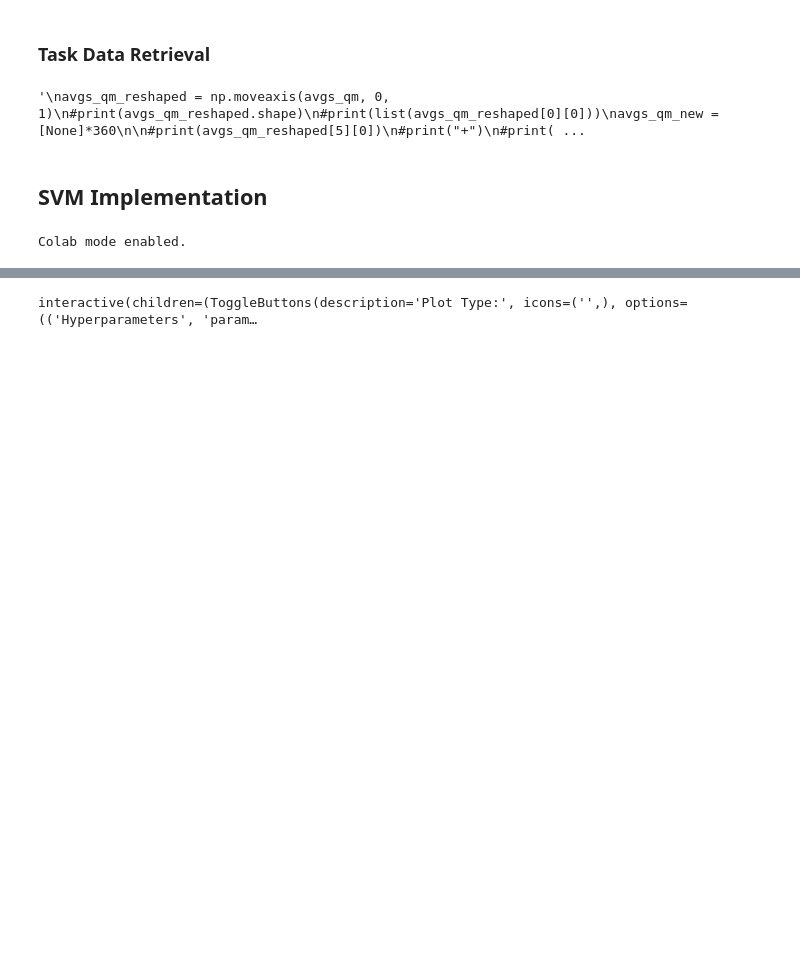
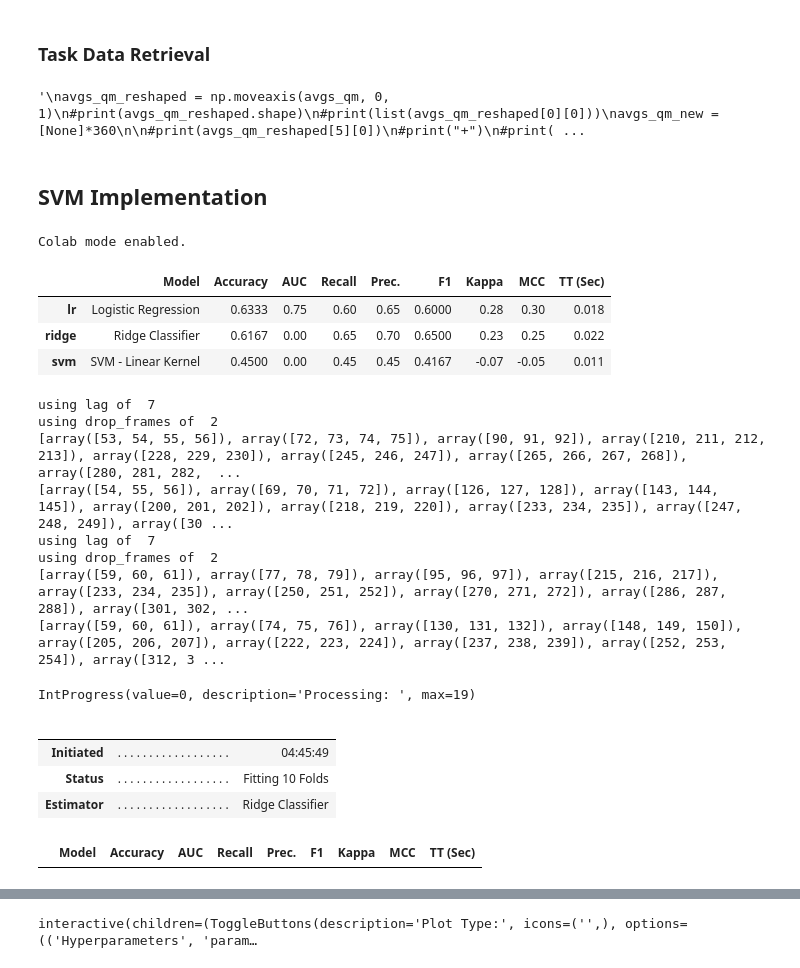
Before and after one commit to wheelerz/butterfly-unicorns, a Jupyter notebook: NMA_Project_2021_Butterfly_Unicorns.ipynb, the cells around one changed output, grey strips where cells are left out. Drawn from its saved outputs; the diff is of its cells as text; code cells hidden in the pictures; blank space fills up the shorter version.

```diff
--- a/NMA_Project_2021_Butterfly_Unicorns.ipynb
+++ b/NMA_Project_2021_Butterfly_Unicorns.ipynb
@@ -684,6 +686,68 @@ Colab mode enabled.
 # %%
 from pycaret.classification import *
 import pandas as pd
+# %%
+# get best lags for each subject
+
+# number of frames to skip for hemodynamic lag
+# 7 is ~five seconds (0.72 * 7), which is in the theory range (3-8 seconds)
+# and appears to provide peak accuracy for most subjects
+# subject 0 has better results at 8 or 9, subject 300 has better results at 6 or even 5
+
+# also changed the duration (deleting two frames) to capture only peak BOLD
+# this could most likely be tuned further by using a value specific to each subtask,
+# or a fraction of total duration, but this is good enough for now
+drop_frames = 2
+
+
+
+lag_by_subject = [None]*N_SUBJECTS
+
+for subject in range(N_SUBJECTS):
+  # print here bc compare_models is noisy
+  if (subject > 0):
+    print("subject, accuracy, lag :", subject-1, max_accuracy, lag_by_subject[subject-1])
+  max_accuracy = 0
+  for test_lag in range(4,10):
+    X, y = get_model_data(task, qm, rm, subject, lag=test_lag, drop_frames=drop_frames)
+    X=np.array(X)
+    y=np.array(y)
+    y=y.reshape(-1,1)
+    #print(X.shape)
+    #print(y.shape)
+
+    # TODO shouldn't this be range(len(PARCEL_IDX)) or maybe range(len(PARCEL_IDX) + 1) ?
+    col=[str(ele) for ele in range(24)]
+    #print(col)
+
+    data=pd.DataFrame(np.hstack((X,y)),columns=col)
+    data.shape
+    exp_clf101 = setup(data = data, target = '23', session_id=123, use_gpu=True, normalize=True, normalize_method='zscore', silent=True, verbose=False)
+    best_model = compare_models(include=['ridge','lr','svm'])
+    results = pull()
+    if (results.Accuracy[0] > max_accuracy):
+      max_accuracy = results.Accuracy[0]
+      lag_by_subject[subject] = test_lag
+# %% [output]
+|  | Model | Accuracy | AUC | Recall | Prec. | F1 | Kappa | MCC | TT (Sec) |
+| lr | Logistic Regression | 0.6333 | 0.75 | 0.60 | 0.65 | 0.6000 | 0.28 | 0.30 | 0.018 |
+| ridge | Ridge Classifier | 0.6167 | 0.00 | 0.65 | 0.70 | 0.6500 | 0.23 | 0.25 | 0.022 |
+| svm | SVM - Linear Kernel | 0.4500 | 0.00 | 0.45 | 0.45 | 0.4167 | -0.07 | -0.05 | 0.011 |
+using lag of  7
+using drop_frames of  2
+[array([53, 54, 55, 56]), array([72, 73, 74, 75]), array([90, 91, 92]), array([210, 211, 212, 213]), array([228, 229, 230]), array([245, 246, 247]), array([265, 266, 267, 268]), array([280, 281, 282,  ...
+[array([54, 55, 56]), array([69, 70, 71, 72]), array([126, 127, 128]), array([143, 144, 145]), array([200, 201, 202]), array([218, 219, 220]), array([233, 234, 235]), array([247, 248, 249]), array([30 ...
+using lag of  7
+using drop_frames of  2
+[array([59, 60, 61]), array([77, 78, 79]), array([95, 96, 97]), array([215, 216, 217]), array([233, 234, 235]), array([250, 251, 252]), array([270, 271, 272]), array([286, 287, 288]), array([301, 302, ...
+[array([59, 60, 61]), array([74, 75, 76]), array([130, 131, 132]), array([148, 149, 150]), array([205, 206, 207]), array([222, 223, 224]), array([237, 238, 239]), array([252, 253, 254]), array([312, 3 ...
+IntProgress(value=0, description='Processing: ', max=19)
+|  |  |  |
+|  |  |  |
+| Initiated | . . . . . . . . . . . . . . . . . . | 04:45:49 |
+| Status | . . . . . . . . . . . . . . . . . . | Fitting 10 Folds |
+| Estimator | . . . . . . . . . . . . . . . . . . | Ridge Classifier |
+|  | Model | Accuracy | AUC | Recall | Prec. | F1 | Kappa | MCC | TT (Sec) |
 # %%
 # test classifier
 
```
Also changed, not shown: parts of 7 cells of this notebook.
